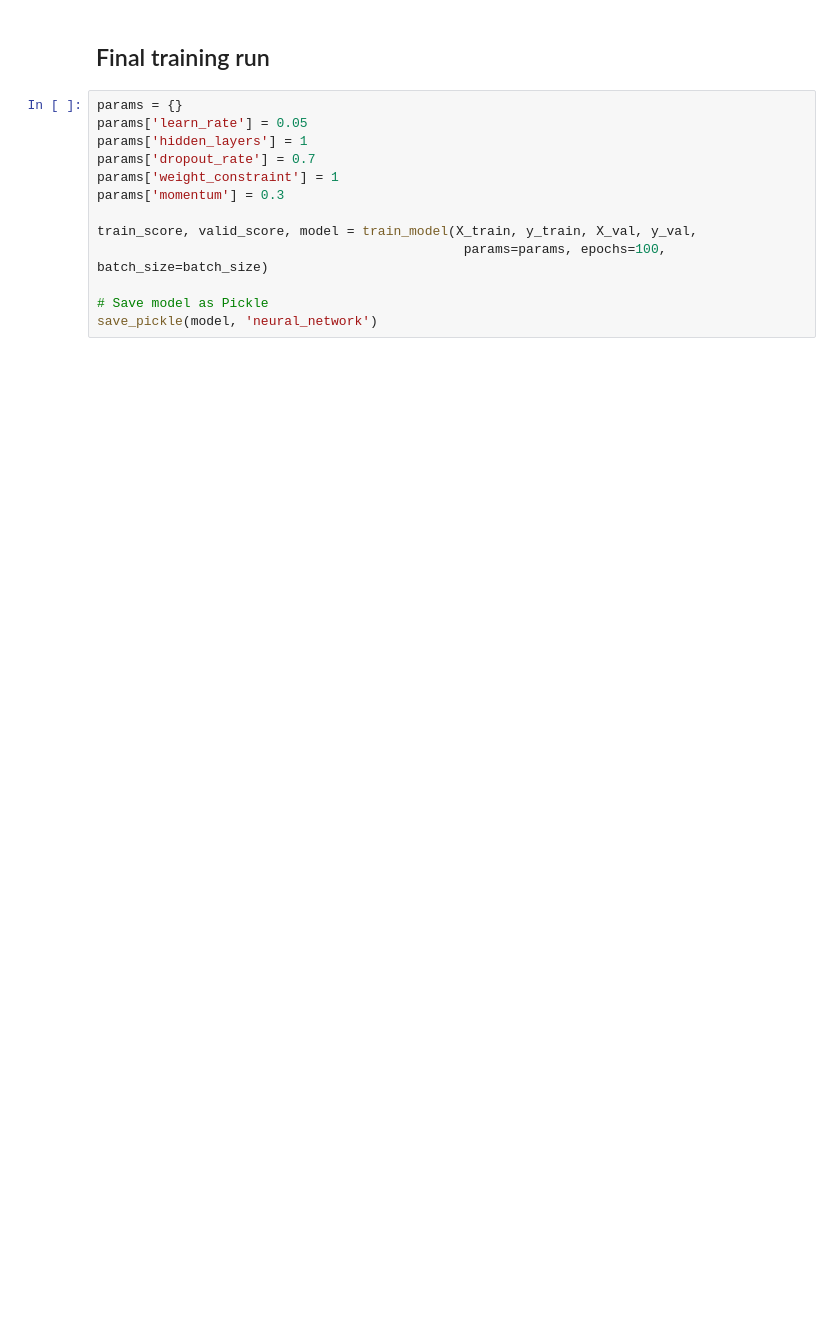
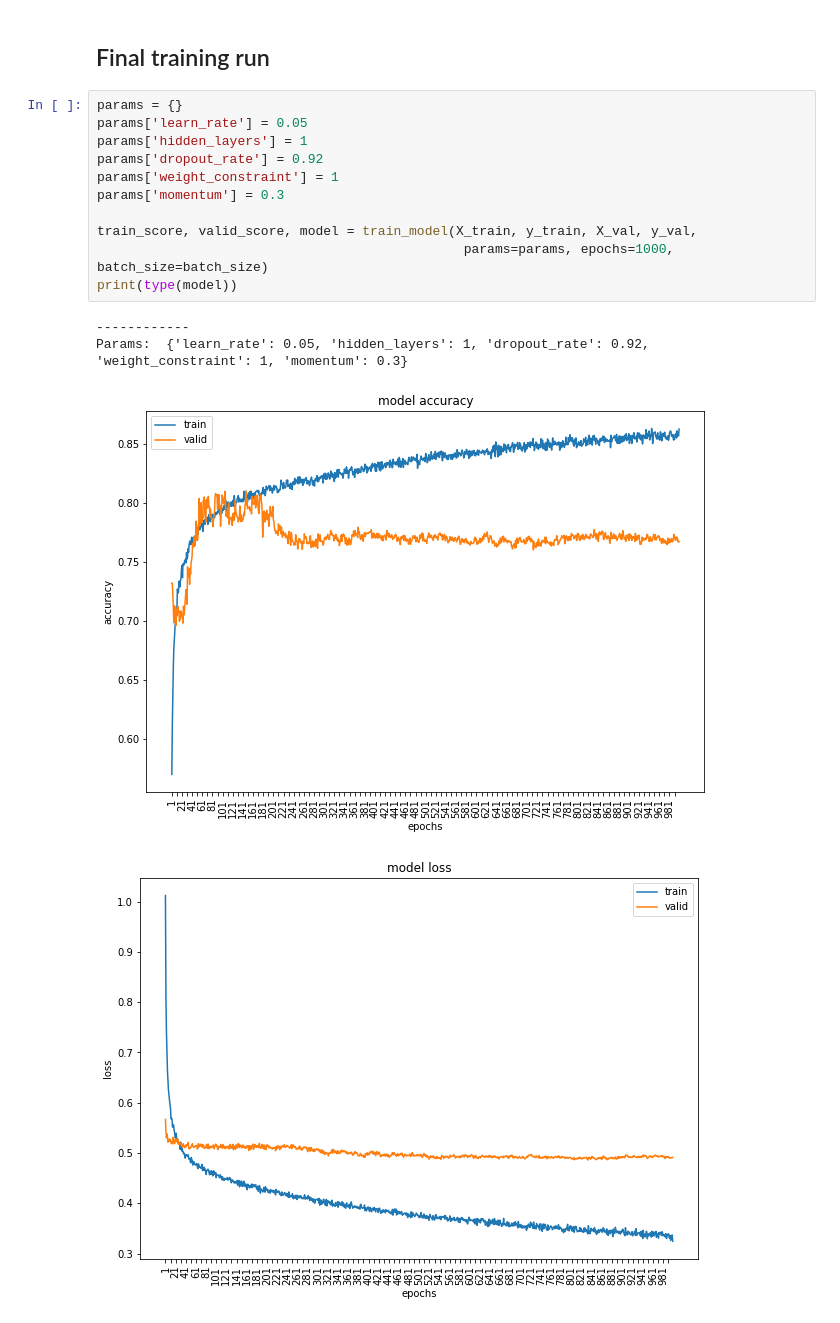
Before and after one commit to jdingram/mimic, a Jupyter notebook: notebooks/4_neural_network.ipynb, the cells around one changed output. Saved outputs shown, nothing was run; the diff lists cells and outputs as text; blank space fills up the shorter version.

```diff
--- a/notebooks/4_neural_network.ipynb
+++ b/notebooks/4_neural_network.ipynb
@@ -327,13 +370,16 @@ plot_neural_net_hyperparam(results_df, optimising_hyperparameter, 'train_score',
 # %%
 params = {}
 params['learn_rate'] = 0.05
 params['hidden_layers'] = 1
-params['dropout_rate'] = 0.7
+params['dropout_rate'] = 0.92
 params['weight_constraint'] = 1
 params['momentum'] = 0.3
 
 train_score, valid_score, model = train_model(X_train, y_train, X_val, y_val,
-                                               params=params, epochs=100, batch_size=batch_size)
-
-# Save model as Pickle
-save_pickle(model, 'neural_network')
+                                               params=params, epochs=1000, batch_size=batch_size)
+print(type(model))
+# %% [output]
+------------
+Params:  {'learn_rate': 0.05, 'hidden_layers': 1, 'dropout_rate': 0.92, 'weight_constraint': 1, 'momentum': 0.3}
+[figure, added]
+[figure, added]
```
Also changed, not shown: parts of 10 cells of this notebook, 5 other files.
